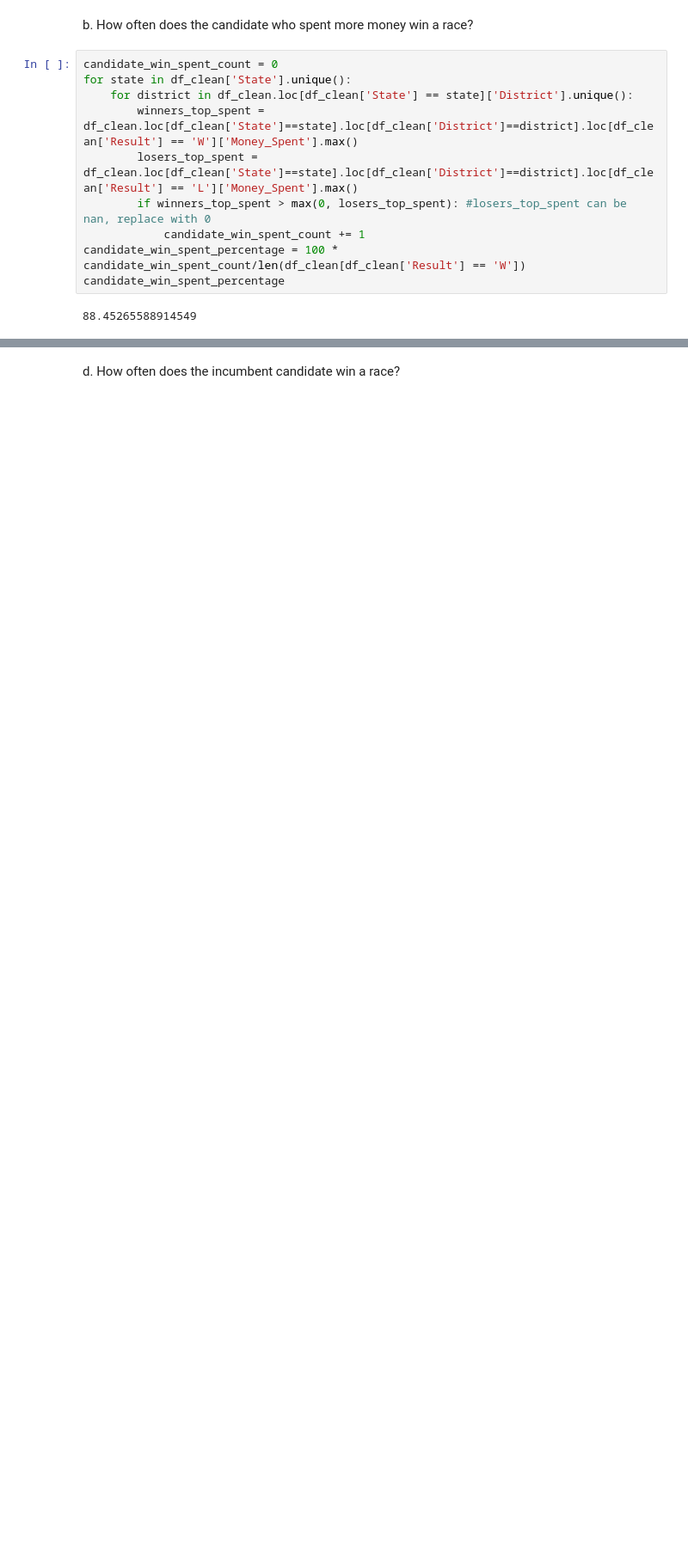
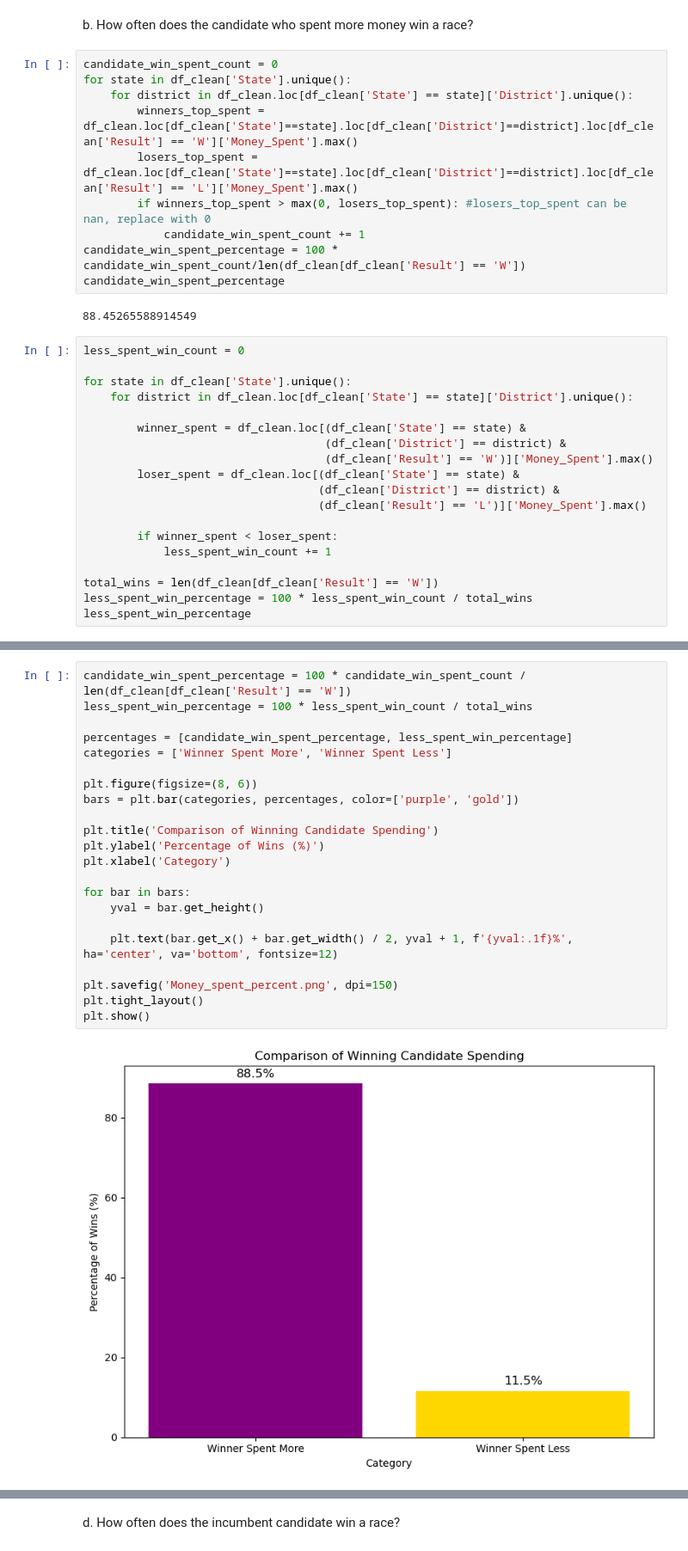
Before and after one commit to nss-data-science-cohort-8/open-secrets-three-musketeers, a Jupyter notebook: notebooks/Data_Analysis_politicaldistribution_LJ.ipynb, the cells around one changed output, grey strips where cells are left out. Shown at 86% size. Saved outputs shown, nothing was run; the diff lists cells and outputs as text; blank space fills up the shorter version.

```diff
--- a/notebooks/Data_Analysis_politicaldistribution_LJ.ipynb
+++ b/notebooks/Data_Analysis_politicaldistribution_LJ.ipynb
@@ -106,3 +130,22 @@ candidate_win_spent_percentage = 100 * candidate_win_spent_count/len(df_clean[df
 candidate_win_spent_percentage
 # %% [output]
 88.45265588914549
+# %%
+less_spent_win_count = 0
+
+for state in df_clean['State'].unique():
+    for district in df_clean.loc[df_clean['State'] == state]['District'].unique():
+
+        winner_spent = df_clean.loc[(df_clean['State'] == state) &
+                                    (df_clean['District'] == district) &
+                                    (df_clean['Result'] == 'W')]['Money_Spent'].max()
+        loser_spent = df_clean.loc[(df_clean['State'] == state) &
+                                   (df_clean['District'] == district) &
+                                   (df_clean['Result'] == 'L')]['Money_Spent'].max()
+
+        if winner_spent < loser_spent:
+            less_spent_win_count += 1
+
+total_wins = len(df_clean[df_clean['Result'] == 'W'])
+less_spent_win_percentage = 100 * less_spent_win_count / total_wins
+less_spent_win_percentage
@@ -108,0 +154,24 @@ candidate_win_spent_percentage
+# %%
+candidate_win_spent_percentage = 100 * candidate_win_spent_count / len(df_clean[df_clean['Result'] == 'W'])
+less_spent_win_percentage = 100 * less_spent_win_count / total_wins
+
+percentages = [candidate_win_spent_percentage, less_spent_win_percentage]
+categories = ['Winner Spent More', 'Winner Spent Less']
+
+plt.figure(figsize=(8, 6))
+bars = plt.bar(categories, percentages, color=['purple', 'gold'])
+
+plt.title('Comparison of Winning Candidate Spending')
+plt.ylabel('Percentage of Wins (%)')
+plt.xlabel('Category')
+
+for bar in bars:
+    yval = bar.get_height()
+
+    plt.text(bar.get_x() + bar.get_width() / 2, yval + 1, f'{yval:.1f}%', ha='center', va='bottom', fontsize=12)
+
+plt.savefig('Money_spent_percent.png', dpi=150)
+plt.tight_layout()
+plt.show()
+# %% [output]
+[figure, added]
```
Also changed, not shown: parts of 17 cells of this notebook.
